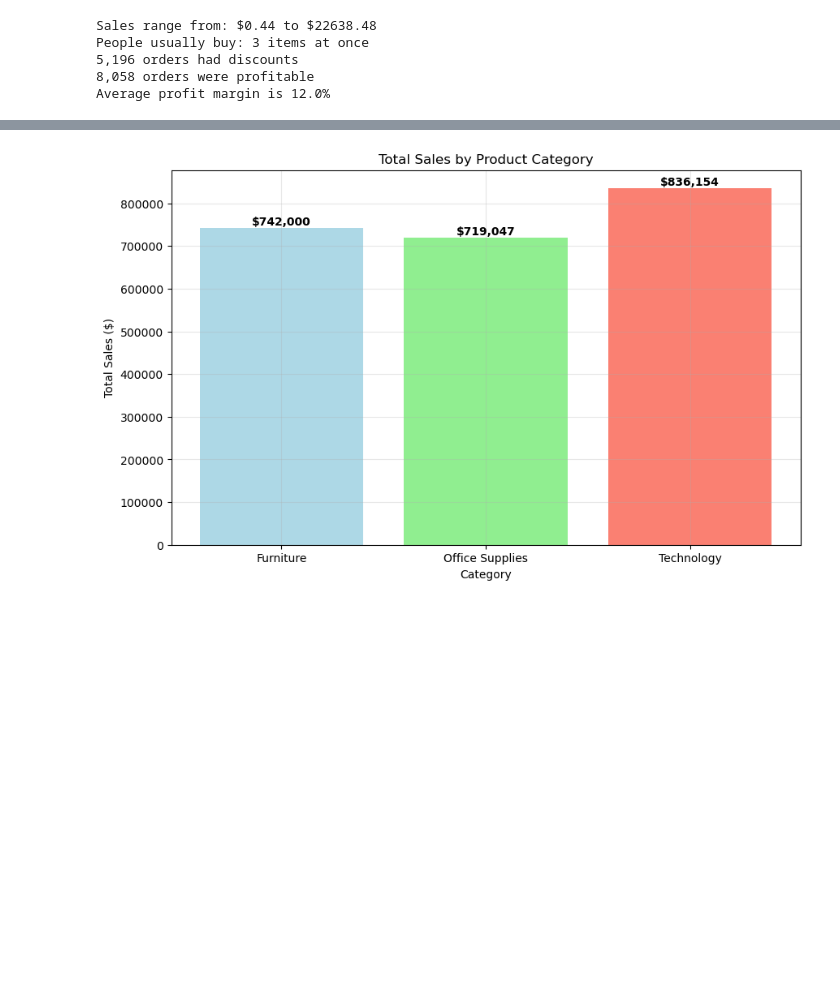
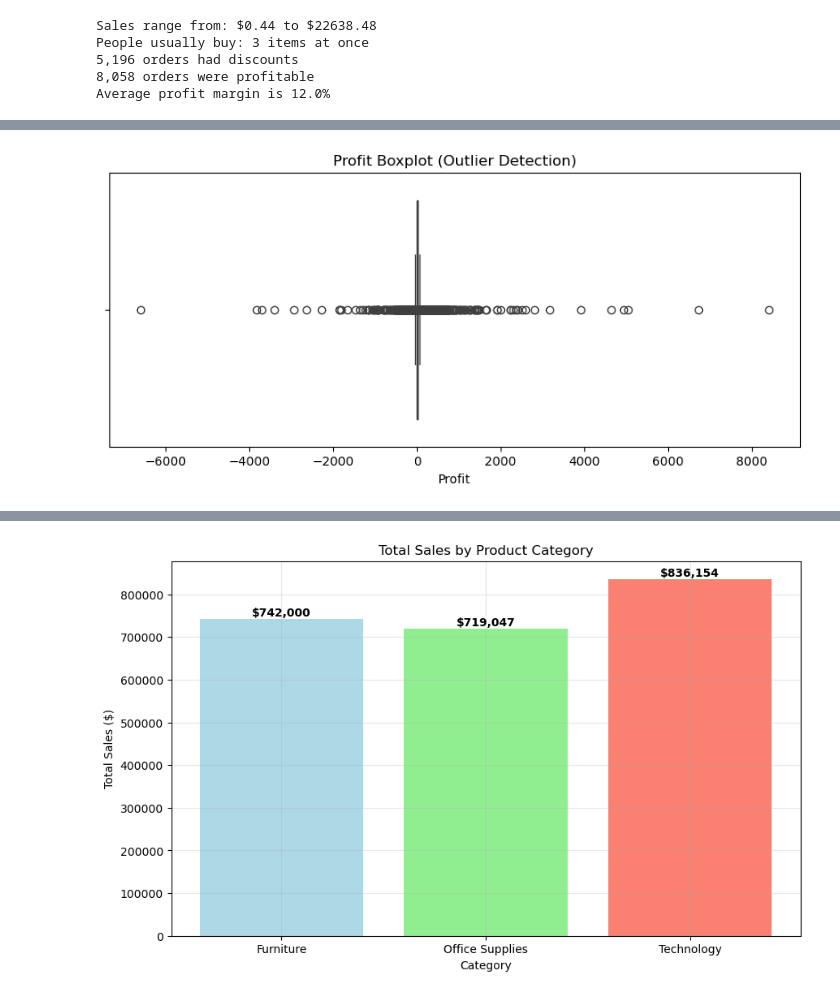
Before and after one commit to SAIF-BT/SMIT, a Jupyter notebook: SMIT_ASSIGMENT_2.ipynb, the cells around one changed output, grey strips where cells are left out. Cells and saved outputs as stored; diff of their text form; code cells hidden in the pictures; blank space fills up the shorter version.

```diff
--- a/SMIT_ASSIGMENT_2.ipynb
+++ b/SMIT_ASSIGMENT_2.ipynb
@@ -104,0 +133,8 @@ Sales by Category (Bar Chart)
+# %%
+#Boxplot of Profit (Outliers Check)
+plt.figure(figsize=(10,4))
+sns.boxplot(x=df['Profit'])
+plt.title("Profit Boxplot (Outlier Detection)")
+plt.show()
+# %% [output]
+[figure, added]
```
Also changed, not shown: parts of 9 cells of this notebook.
